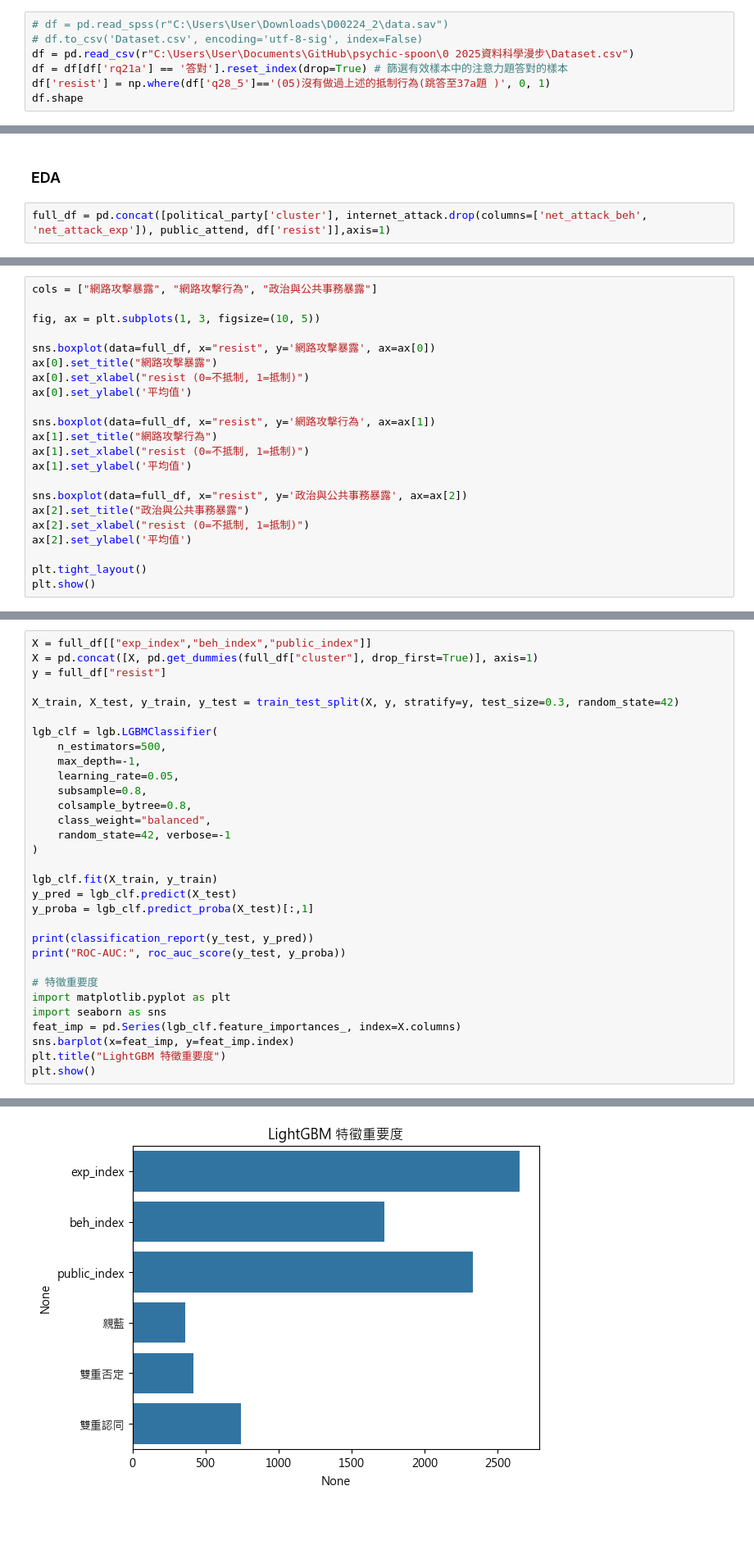
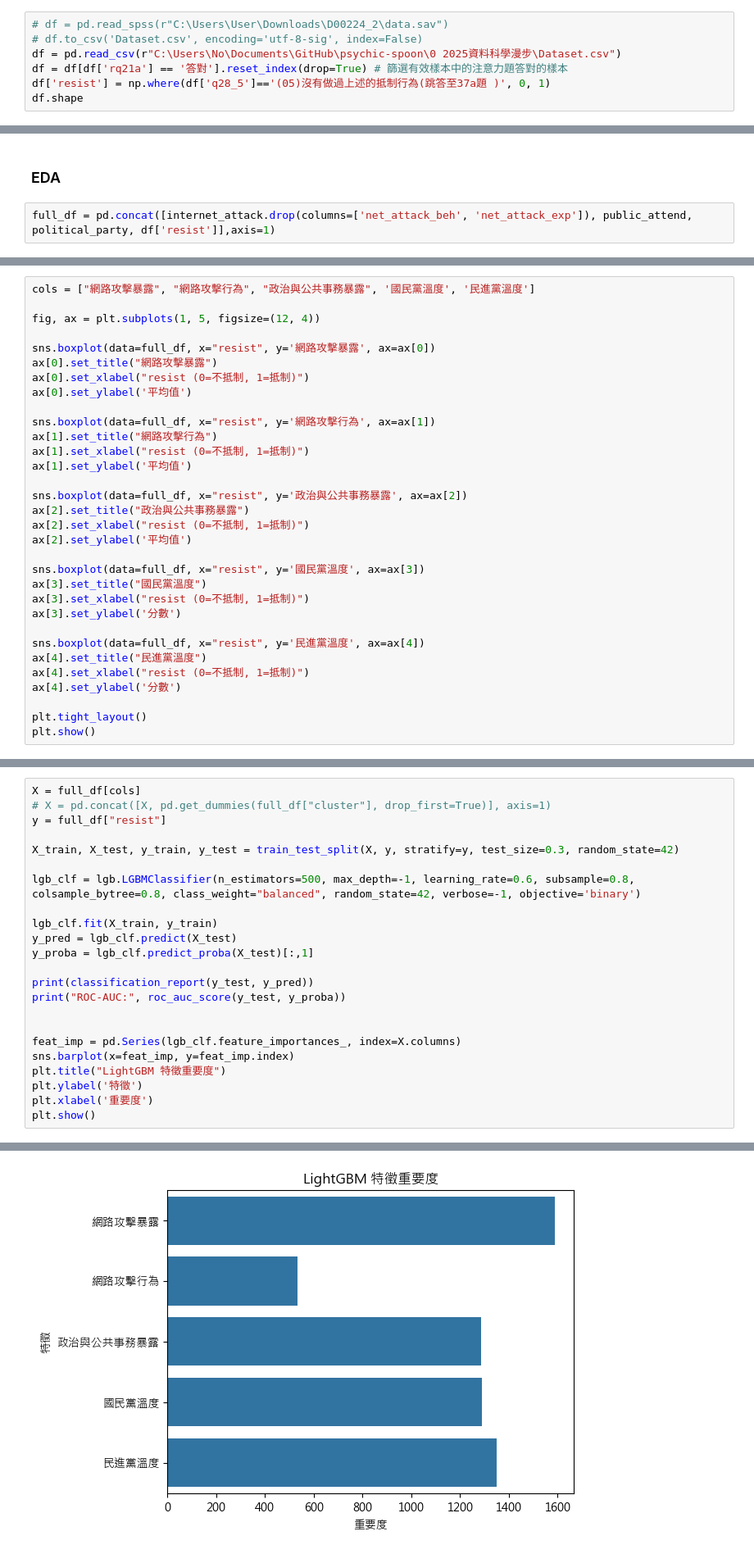
Before and after one commit to JackHuang0125/WHAT_I_DID, a Jupyter notebook: 0 2025資料科學漫步/1_資料科學漫步.ipynb, the cells around one changed output, grey strips where cells are left out. Shown at 82% size. Saved outputs shown, nothing was run; the diff lists cells and outputs as text; blank space fills up the shorter version.

```diff
--- a/0 2025資料科學漫步/1_資料科學漫步.ipynb
+++ b/0 2025資料科學漫步/1_資料科學漫步.ipynb
@@ -25,7 +27,7 @@ import lightgbm as lgb
 # %%
 # df = pd.read_spss(r"C:\Users\User\Downloads\D00224_2\data.sav")
 # df.to_csv('Dataset.csv', encoding='utf-8-sig', index=False)
-df = pd.read_csv(r"C:\Users\User\Documents\GitHub\psychic-spoon\0 2025資料科學漫步\Dataset.csv")
+df = pd.read_csv(r"C:\Users\No\Documents\GitHub\psychic-spoon\0 2025資料科學漫步\Dataset.csv")
 df = df[df['rq21a'] == '答對'].reset_index(drop=True) # 篩選有效樣本中的注意力題答對的樣本
 df['resist'] = np.where(df['q28_5']=='(05)沒有做過上述的抵制行為(跳答至37a題 )', 0, 1)
 df.shape
@@ -903,4 +818,4 @@ cluster
 # %% [markdown]
 ### EDA
 # %%
-full_df = pd.concat([political_party['cluster'], internet_attack.drop(columns=['net_attack_beh', 'net_attack_exp']), public_attend, df['resist']],axis=1)
+full_df = pd.concat([internet_attack.drop(columns=['net_attack_beh', 'net_attack_exp']), public_attend, political_party, df['resist']],axis=1)
@@ -970,7 +899,7 @@ plt.show()
 # %%
-cols = ["網路攻擊暴露", "網路攻擊行為", "政治與公共事務暴露"]
+cols = ["網路攻擊暴露", "網路攻擊行為", "政治與公共事務暴露", '國民黨溫度', '民進黨溫度']
 
-fig, ax = plt.subplots(1, 3, figsize=(10, 5))
+fig, ax = plt.subplots(1, 5, figsize=(12, 4))
 
 sns.boxplot(data=full_df, x="resist", y='網路攻擊暴露', ax=ax[0])
 ax[0].set_title("網路攻擊暴露")
@@ -987,6 +916,16 @@ ax[2].set_title("政治與公共事務暴露")
 ax[2].set_xlabel("resist (0=不抵制, 1=抵制)")
 ax[2].set_ylabel('平均值')
 
+sns.boxplot(data=full_df, x="resist", y='國民黨溫度', ax=ax[3])
+ax[3].set_title("國民黨溫度")
+ax[3].set_xlabel("resist (0=不抵制, 1=抵制)")
+ax[3].set_ylabel('分數')
+
+sns.boxplot(data=full_df, x="resist", y='民進黨溫度', ax=ax[4])
+ax[4].set_title("民進黨溫度")
+ax[4].set_xlabel("resist (0=不抵制, 1=抵制)")
+ax[4].set_ylabel('分數')
+
 plt.tight_layout()
 plt.show()
 # %% [output]
@@ -1137,19 +984,11 @@ full_df_cols = ['q22_01_1', 'q22_02_1', 'q22_03_1', 'q22_04_1', 'q22_05_1', 'q23
 # %%
-X = full_df[["exp_index","beh_index","public_index"]]
-X = pd.concat([X, pd.get_dummies(full_df["cluster"], drop_first=True)], axis=1)
+X = full_df[cols]
+# X = pd.concat([X, pd.get_dummies(full_df["cluster"], drop_first=True)], axis=1)
 y = full_df["resist"]
 
 X_train, X_test, y_train, y_test = train_test_split(X, y, stratify=y, test_size=0.3, random_state=42)
 
-lgb_clf = lgb.LGBMClassifier(
-    n_estimators=500,
-    max_depth=-1,
-    learning_rate=0.05,
-    subsample=0.8,
-    colsample_bytree=0.8,
-    class_weight="balanced",
-    random_state=42, verbose=-1
-)
+lgb_clf = lgb.LGBMClassifier(n_estimators=500, max_depth=-1, learning_rate=0.6, subsample=0.8, colsample_bytree=0.8, class_weight="balanced", random_state=42, verbose=-1, objective='binary')
 
 lgb_clf.fit(X_train, y_train)
 y_pred = lgb_clf.predict(X_test)
@@ -1158,12 +997,12 @@ y_proba = lgb_clf.predict_proba(X_test)[:,1]
 print(classification_report(y_test, y_pred))
 print("ROC-AUC:", roc_auc_score(y_test, y_proba))
 
-# 特徵重要度
-import matplotlib.pyplot as plt
-import seaborn as sns
+
 feat_imp = pd.Series(lgb_clf.feature_importances_, index=X.columns)
 sns.barplot(x=feat_imp, y=feat_imp.index)
 plt.title("LightGBM 特徵重要度")
+plt.ylabel('特徵')
+plt.xlabel('重要度')
 plt.show()
 # %% [output]
               precision    recall  f1-score   support
@@ -1179,4 +1032,4 @@ ROC-AUC: 0.6114954456358814
-[figure, old version]
+[figure, new version]
 # %% [markdown]
 ---
 ---
```
Also changed, not shown: parts of 44 cells of this notebook, 2 other files.
